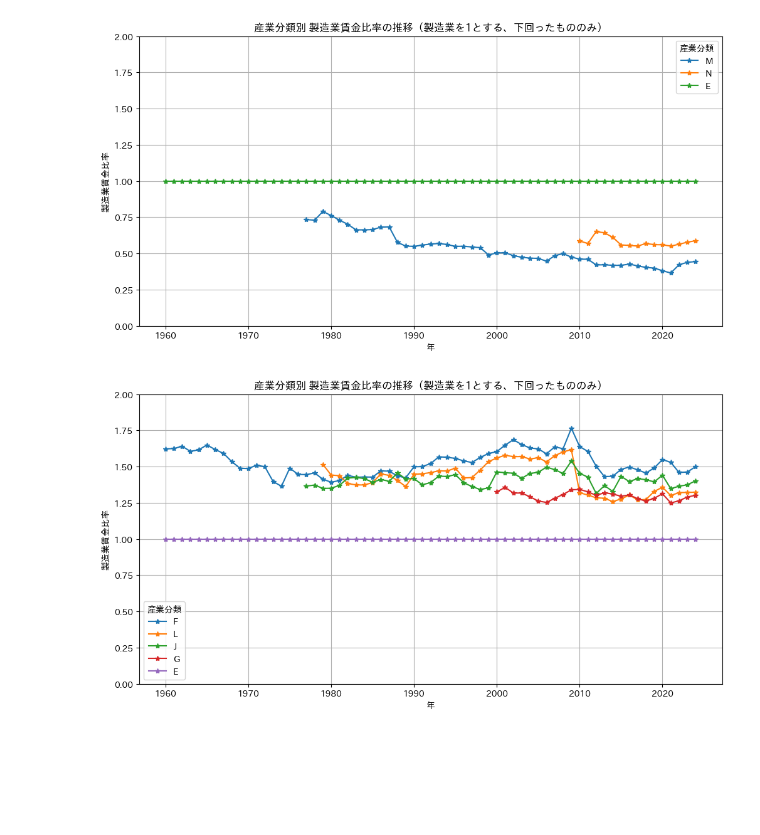
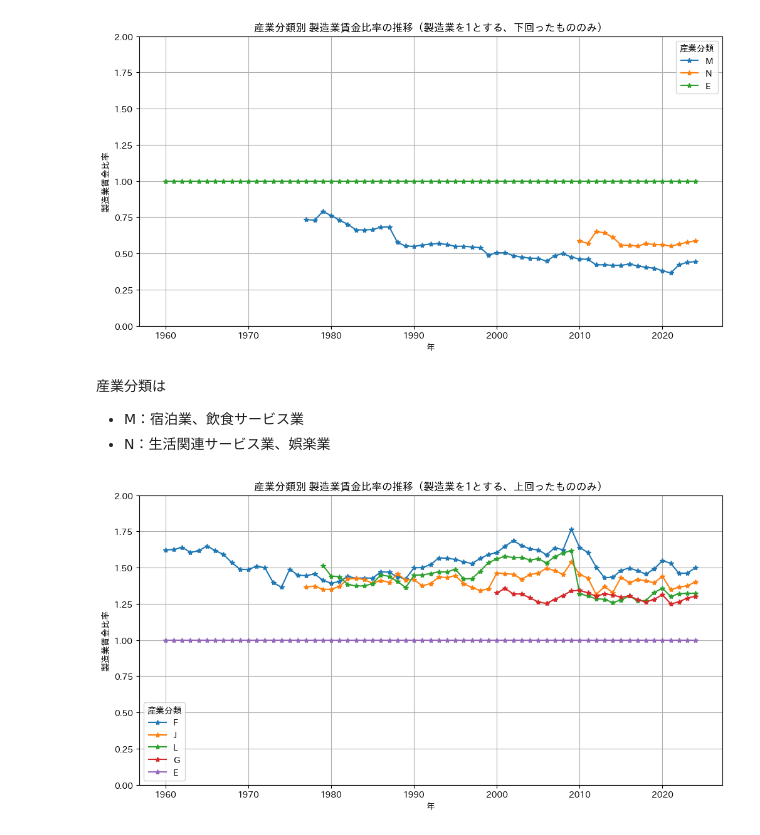
Before and after one commit to M-Yusei1001/K417_Capstone_G9, a Jupyter notebook: maikin_eda.ipynb, the cells around one changed output. Drawn from its saved outputs; the diff is of its cells as text; code cells hidden in the pictures; blank space fills up the shorter version.

```diff
--- a/maikin_eda.ipynb
+++ b/maikin_eda.ipynb
@@ -29,0 +32,4 @@ all_data.head()
+# %%
+# 産業分類が細かくなっているものを、統一（例：E12 => E）
+all_data["産業分類"] = all_data["産業分類"].str.slice(0,1)
+all_data["産業分類"].unique()
@@ -29,0 +57,11 @@ all_data.head()
+# %%
+# 就業形態が0（全形態）のみを抽出
+all_data = all_data[all_data["就業形態"] == 0]
+
+# 産業分類T（調査産業計）のデータは除く
+all_data = all_data[all_data["産業分類"] != "T"]
+
+# 不要な列をドロップ
+all_data = all_data.drop(columns=["月","規模","就業形態"])
+
+all_data.head()
@@ -106,11 +153,26 @@ plt.show()
     - 交差するもの
     - 常に上回るもの
 # %%
-cat_lower = ["M","N"]
-cat_upper = ["F","L","J","G"]
-cat_cross = all_wages["産業分類"].unique()
+# 各産業分類を製造業賃金比率の値によって分類
+cat_lower = []
+cat_upper = []
+cat_cross = []
 
-# cat_crossから、cat_lowerとcat_upperに含まれる項目を削除
-cat_cross = [item for item in cat_cross if item not in cat_lower and item not in cat_upper]
-cat_cross
+for industry in all_wages["産業分類"].unique():
+    industry_data = all_wages[all_wages["産業分類"] == industry]
+    ratios = industry_data["製造業賃金比率"].values
+
+    # すべての値が1.0より大きい
+    if all(ratio > 1.0 for ratio in ratios):
+        cat_upper.append(industry)
+    # すべての値が1.0より小さい
+    elif all(ratio < 1.0 for ratio in ratios):
+        cat_lower.append(industry)
+    # それ以外（交差する）
+    else:
+        cat_cross.append(industry)
+
+print("常に上回る産業:", cat_upper)
+print("常に下回る産業:", cat_lower)
+print("交差する産業:", cat_cross)
 # %% [output]
@@ -133,21 +197,25 @@ plt.grid(True)
 plt.show()
 # %% [output]
 [figure]
+# %% [markdown]
+産業分類は
+- M：宿泊業、飲食サービス業
+- N：生活関連サービス業、娯楽業
 # %%
 plt.figure(figsize=(12, 6))
 
 cat_upper.append("E")
 
 for industry in cat_upper:
     industry_data = all_wages[all_wages["産業分類"] == industry]
     plt.plot(industry_data["年"], industry_data["製造業賃金比率"], marker='*', label=industry)
 
 plt.xlabel("年")
 plt.ylabel("製造業賃金比率")
 plt.ylim(0.0, 2.0)
-plt.title("産業分類別 製造業賃金比率の推移（製造業を1とする、下回ったもののみ）")
+plt.title("産業分類別 製造業賃金比率の推移（製造業を1とする、上回ったもののみ）")
 plt.legend(title="産業分類")
 plt.grid(True)
 plt.show()
 # %% [output]
-[figure, old version]
+[figure, new version]
```
Also changed, not shown: parts of 65 cells of this notebook, 17 other files.
